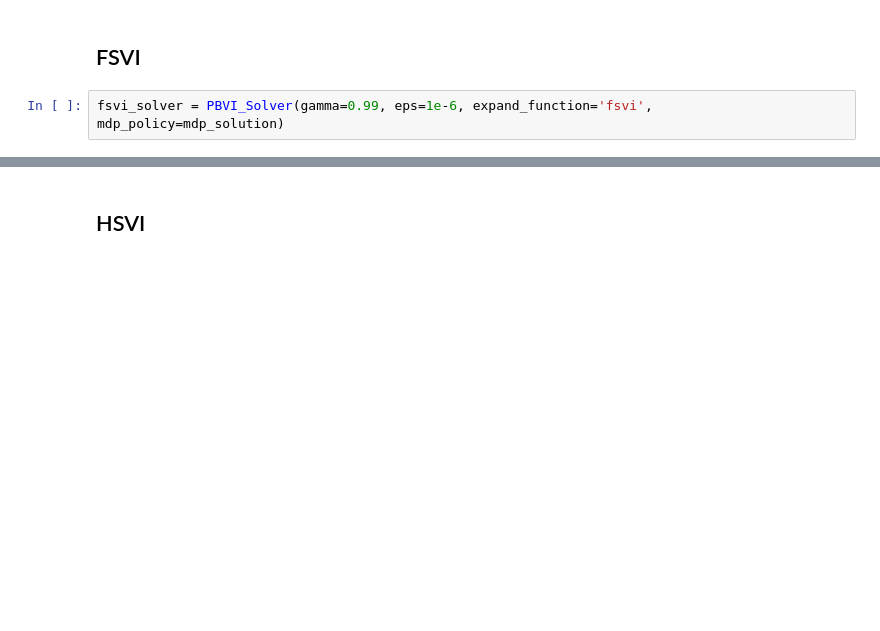
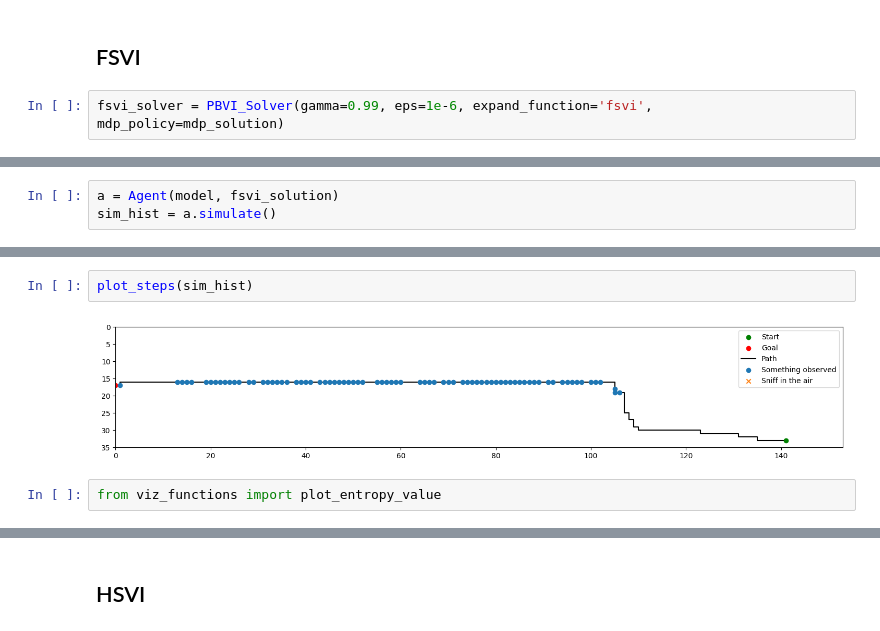
Before and after one commit to PimLb/POMDP_PBVI_Exploration, a Jupyter notebook: Experiments/Olfactory Navigation/Olfactory_Model.ipynb, the cells around one changed output, grey strips where cells are left out. Cells and saved outputs as stored; diff of their text form; blank space fills up the shorter version.

```diff
--- a/Experiments/Olfactory Navigation/Olfactory_Model.ipynb
+++ b/Experiments/Olfactory Navigation/Olfactory_Model.ipynb
@@ -154 +160,4 @@ Summary of Value Iteration run
   - Pruning function took on average 0.0000s and yielded on average prunings of 0.00 alpha vectors per iteration.
+# %%
+a = Agent(model, fsvi_solution)
+sim_hist = a.simulate()
@@ -154,0 +232,6 @@ Summary of Value Iteration run
+# %%
+plot_steps(sim_hist)
+# %% [output]
+[figure, added]
+# %%
+from viz_functions import plot_entropy_value
```
Also changed, not shown: parts of 14 cells of this notebook, 2 other files.
